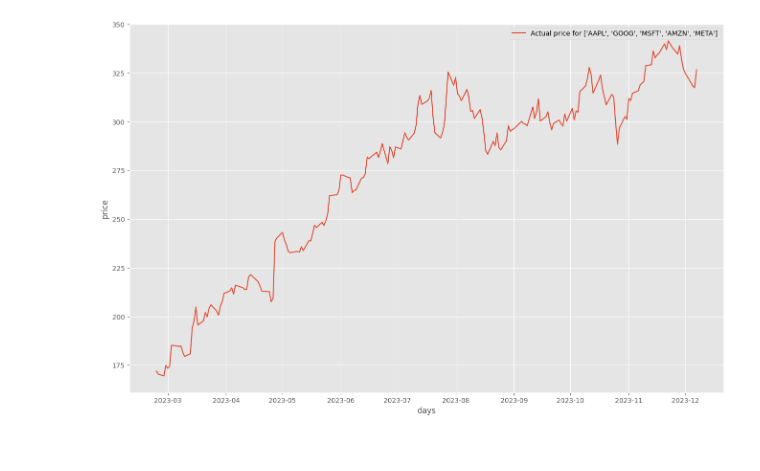
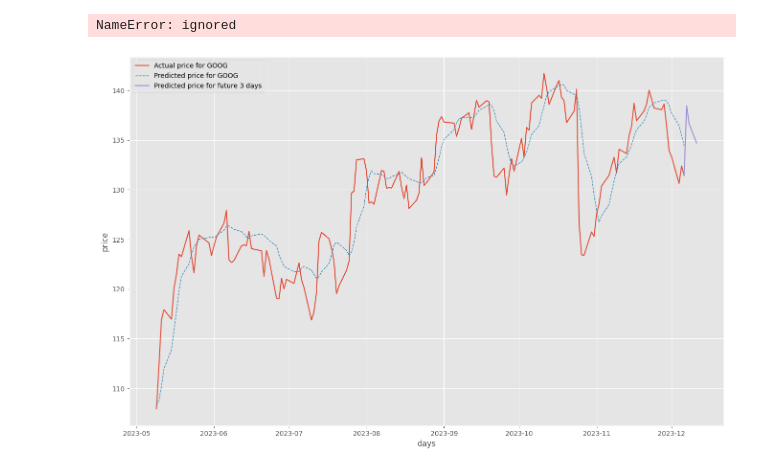
Before and after one commit to carlosvalenciano/Project4, a Jupyter notebook: Stock_Market_Predictor.ipynb, the cells around one changed output. Cells and saved outputs as stored; diff of their text form; code cells hidden in the pictures.

```diff
--- a/Stock_Market_Predictor.ipynb
+++ b/Stock_Market_Predictor.ipynb
@@ -115,0 +90,5 @@ AttributeError: ignored
+# %%
+# Scale data for ML engine
+scaler = MinMaxScaler()
+init_df['scaled_close'] = scaler.fit_transform(np.expand_dims(init_df['close'].values, axis=1))
+display(init_df)
@@ -116,6 +109,3 @@ AttributeError: ignored
 # %%
-# remove columns which our neural network will not use
-df = df.drop(['Open', 'High', 'Low', 'Adj Close', 'Volume'], axis=1)
 # create the column 'date' based on index column
-df['date'] = df.index
-display(df)
+init_df['date'] = init_df.index
@@ -137,0 +197,19 @@ for i, company in enumerate(company_list, 1):
+# %%
+# Execute model for the whole history range
+copy_df = init_df.copy()
+y_predicted = model.predict(x_train)
+y_predicted_transformed = np.squeeze(scaler.inverse_transform(y_predicted))
+first_seq = scaler.inverse_transform(np.expand_dims(y_train[:6], axis=1))
+last_seq = scaler.inverse_transform(np.expand_dims(y_train[-3:], axis=1))
+y_predicted_transformed = np.append(first_seq, y_predicted_transformed)
+y_predicted_transformed = np.append(y_predicted_transformed, last_seq)
+copy_df[f'predicted_close'] = y_predicted_transformed
+
+# Add predicted results to the table
+date_now = dt.date.today()
+date_tomorrow = dt.date.today() + dt.timedelta(days=1)
+date_after_tomorrow = dt.date.today() + dt.timedelta(days=2)
+
+date_now = [predictions[0], f'{date_now}', 0, 0]
+date_tomorrow = [predictions[1], f'{date_tomorrow}', 0, 0]
+date_after_tomorrow = [predictions[2], f'{date_after_tomorrow}', 0, 0]
@@ -138,11 +218,20 @@ for i, company in enumerate(company_list, 1):
+# %%
+# Make a prediction using the testing data
+testing_predictions = model.predict(X)
+# %% [output]
+NameError: ignored
 # %%
-# Let's preliminary see our data on the graphic
+# Result chart
 plt.style.use(style='ggplot')
 plt.figure(figsize=(16,10))
-plt.plot(df['Close'][-200:])
-plt.xlabel("days")
-plt.ylabel("price")
-plt.legend([f'Actual price for {stocks}'])
+plt.plot(copy_df['close'][-150:].head(147))
+plt.plot(copy_df['predicted_close'][-150:].head(147), linewidth=1, linestyle='dashed')
+plt.plot(copy_df['close'][-150:].tail(4))
+plt.xlabel('days')
+plt.ylabel('price')
+plt.legend([f'Actual price for {STOCK}',
+            f'Predicted price for {STOCK}',
+            f'Predicted price for future 3 days'])
 plt.show()
 # %% [output]
-[figure, old version]
+[figure, new version]
```
Also changed, not shown: parts of 24 cells of this notebook.
